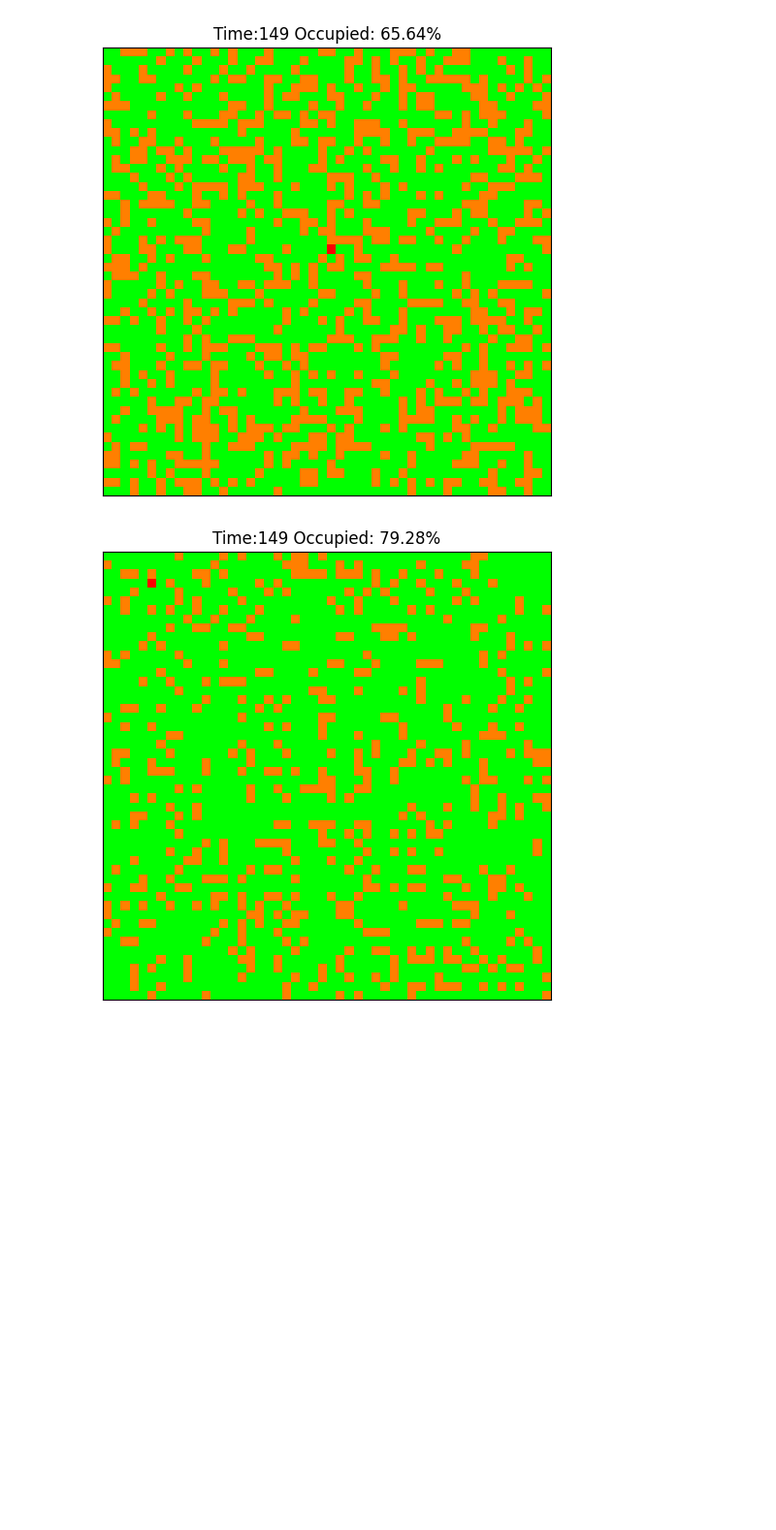
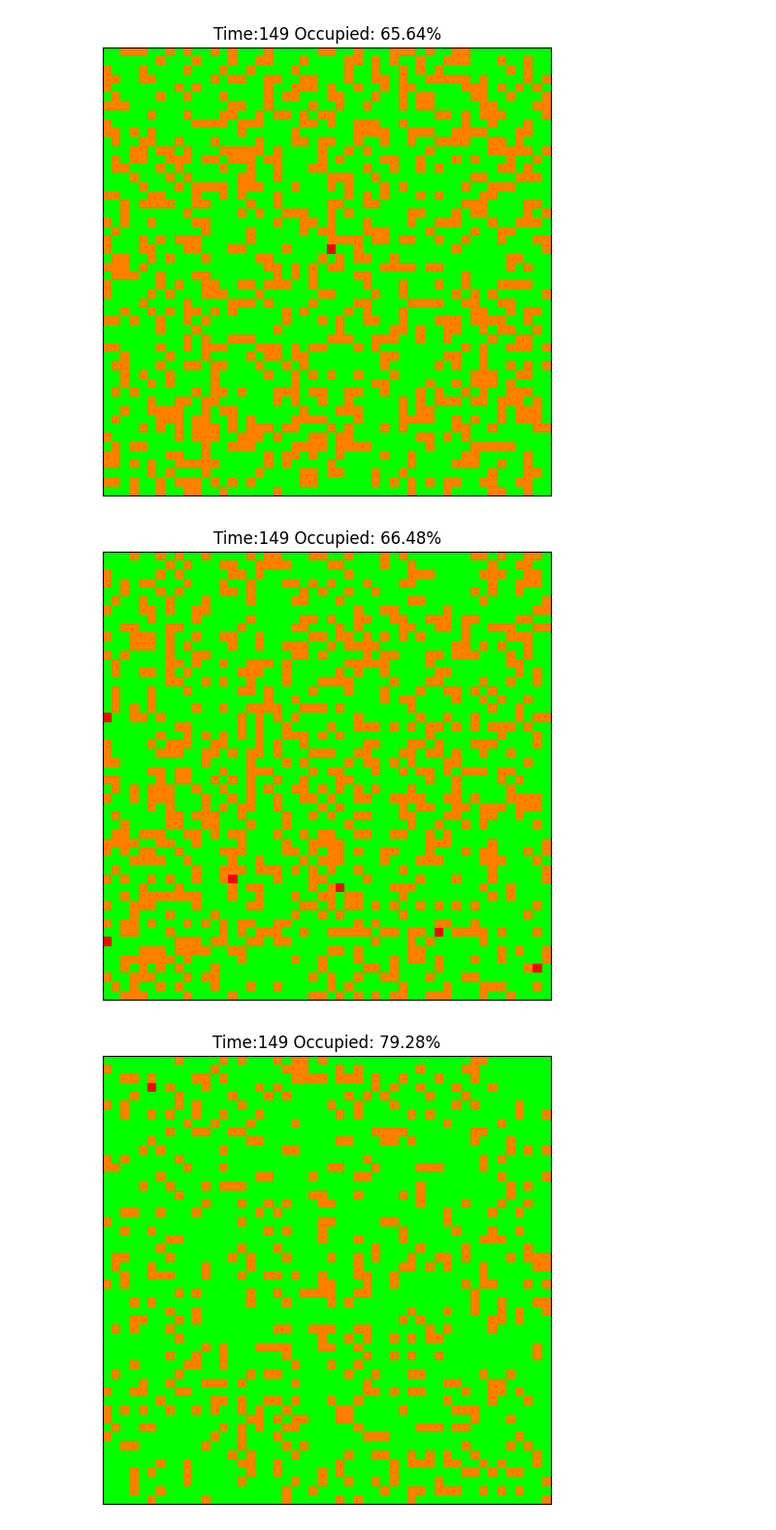
Before and after one commit to nikag2006/cap-comp215, a Jupyter notebook: labs/lab07-10-fire.ipynb, the cells around one changed output. Shown at 97% size. Drawn from its saved outputs; the diff is of its cells as text; code cells hidden in the pictures; blank space fills up the shorter version.

```diff
--- a/labs/lab07-10-fire.ipynb
+++ b/labs/lab07-10-fire.ipynb
@@ -298,6 +285,12 @@ anim_low_p = Animation2D(model_low_p, frames=150, steps_per_frame=1, figsize=(6,
 anim_low_p.animate()
 # %% [output]
 [figure]
+# %%
+model_high_f = ForestFire(n=50, p=0.01, f=0.005, q=0.7)
+anim_high_f = Animation2D(model_high_f, frames=150, steps_per_frame=1, figsize=(6, 6))
+anim_high_f.animate()
+# %% [output]
+[figure, added]
 # %%
 model_low_f = ForestFire(n=50, p=0.01, f=0.0005, q=0.2)
 anim_low_f = Animation2D(model_low_f, frames=150, steps_per_frame=1, figsize=(6, 6))
```
Also changed, not shown: parts of 10 cells of this notebook.
